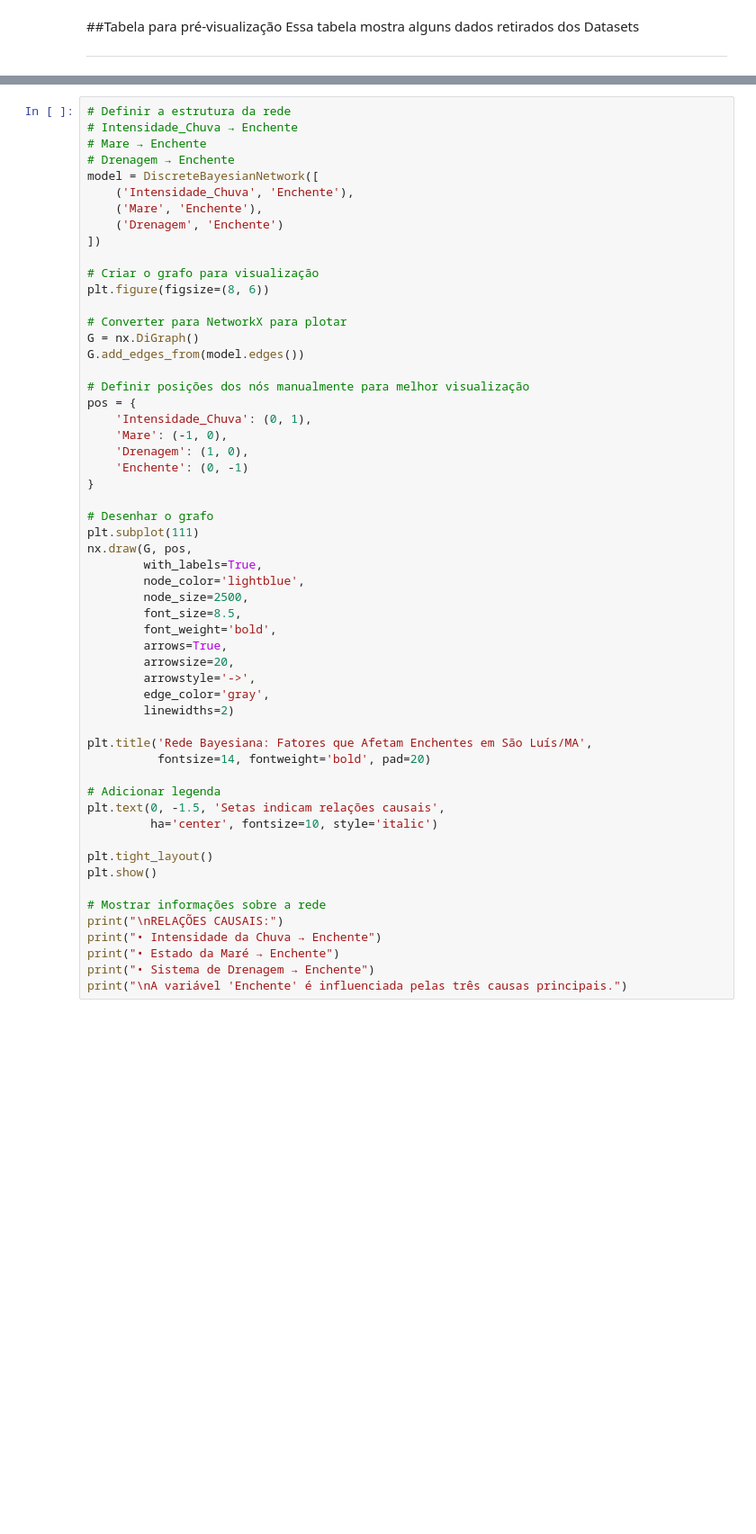
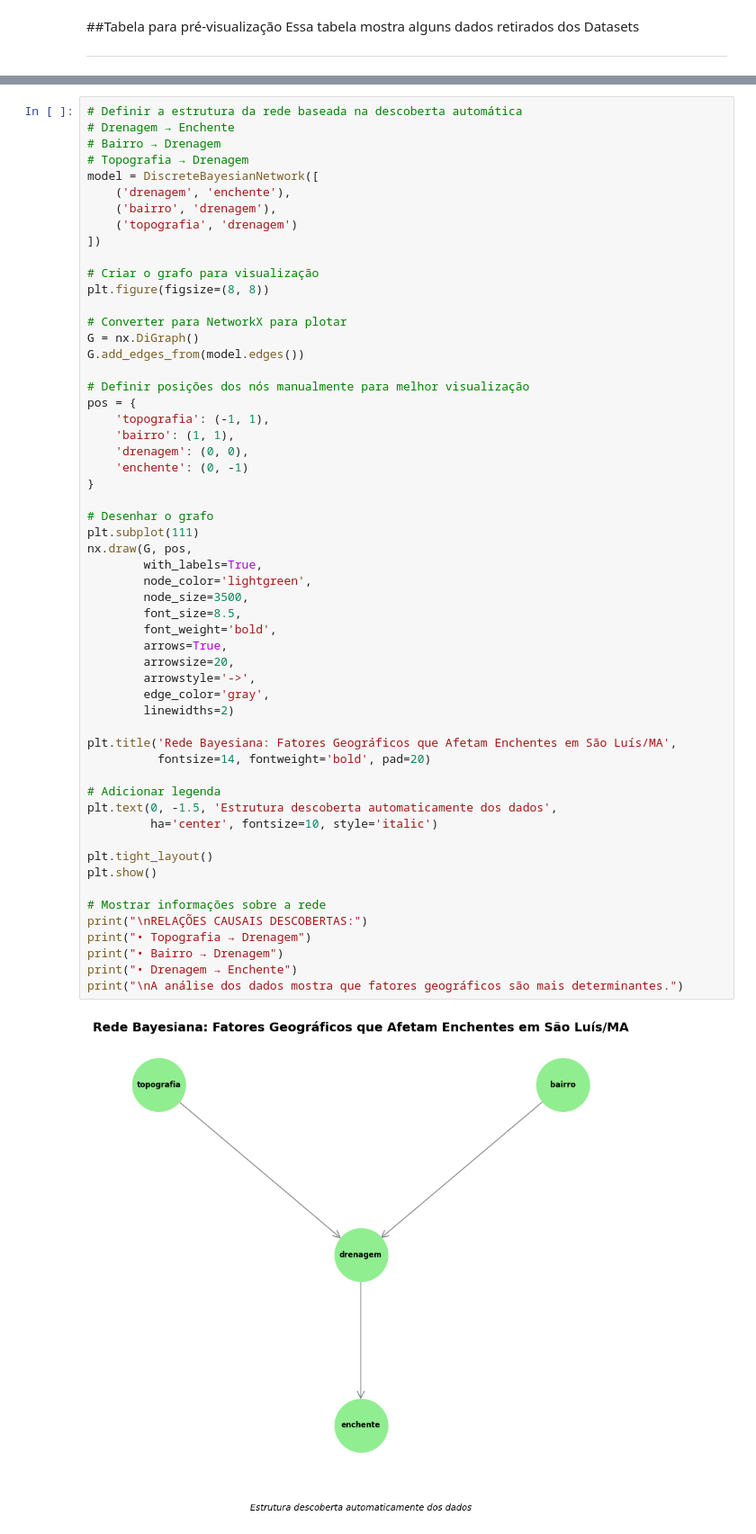
Before and after one commit to hissa02/G2_REDES_BAYESIANAS, a Jupyter notebook: Codigo/Notebook/Redes_Bayesianas.ipynb, the cells around one changed output, grey strips where cells are left out. Shown at 90% size. Saved outputs shown, nothing was run; the diff lists cells and outputs as text; blank space fills up the shorter version.

```diff
--- a/Codigo/Notebook/Redes_Bayesianas.ipynb
+++ b/Codigo/Notebook/Redes_Bayesianas.ipynb
@@ -72,58 +85,60 @@ Este grafo mostra fatores que afetam enchentes
 
 ---
 # %%
-# Definir a estrutura da rede
-# Intensidade_Chuva → Enchente
-# Mare → Enchente
+# Definir a estrutura da rede baseada na descoberta automática
 # Drenagem → Enchente
+# Bairro → Drenagem
+# Topografia → Drenagem
 model = DiscreteBayesianNetwork([
-    ('Intensidade_Chuva', 'Enchente'),
-    ('Mare', 'Enchente'),
-    ('Drenagem', 'Enchente')
+    ('drenagem', 'enchente'),
+    ('bairro', 'drenagem'),
+    ('topografia', 'drenagem')
 ])
 
 # Criar o grafo para visualização
-plt.figure(figsize=(8, 6))
+plt.figure(figsize=(8, 8))
 
 # Converter para NetworkX para plotar
 G = nx.DiGraph()
 G.add_edges_from(model.edges())
 
 # Definir posições dos nós manualmente para melhor visualização
 pos = {
-    'Intensidade_Chuva': (0, 1),
-    'Mare': (-1, 0),
-    'Drenagem': (1, 0),
-    'Enchente': (0, -1)
+    'topografia': (-1, 1),
+    'bairro': (1, 1),
+    'drenagem': (0, 0),
+    'enchente': (0, -1)
 }
 
 # Desenhar o grafo
 plt.subplot(111)
 nx.draw(G, pos,
         with_labels=True,
-        node_color='lightblue',
-        node_size=2500,
+        node_color='lightgreen',
+        node_size=3500,
         font_size=8.5,
         font_weight='bold',
         arrows=True,
         arrowsize=20,
         arrowstyle='->',
         edge_color='gray',
         linewidths=2)
 
-plt.title('Rede Bayesiana: Fatores que Afetam Enchentes em São Luís/MA',
+plt.title('Rede Bayesiana: Fatores Geográficos que Afetam Enchentes em São Luís/MA',
           fontsize=14, fontweight='bold', pad=20)
 
 # Adicionar legenda
-plt.text(0, -1.5, 'Setas indicam relações causais',
+plt.text(0, -1.5, 'Estrutura descoberta automaticamente dos dados',
          ha='center', fontsize=10, style='italic')
 
 plt.tight_layout()
 plt.show()
 
 # Mostrar informações sobre a rede
-print("\nRELAÇÕES CAUSAIS:")
-print("• Intensidade da Chuva → Enchente")
-print("• Estado da Maré → Enchente")
-print("• Sistema de Drenagem → Enchente")
-print("\nA variável 'Enchente' é influenciada pelas três causas principais.")
+print("\nRELAÇÕES CAUSAIS DESCOBERTAS:")
+print("• Topografia → Drenagem")
+print("• Bairro → Drenagem")
+print("• Drenagem → Enchente")
+print("\nA análise dos dados mostra que fatores geográficos são mais determinantes.")
+# %% [output]
+[figure, added]
```
Also changed, not shown: parts of 8 cells of this notebook.
